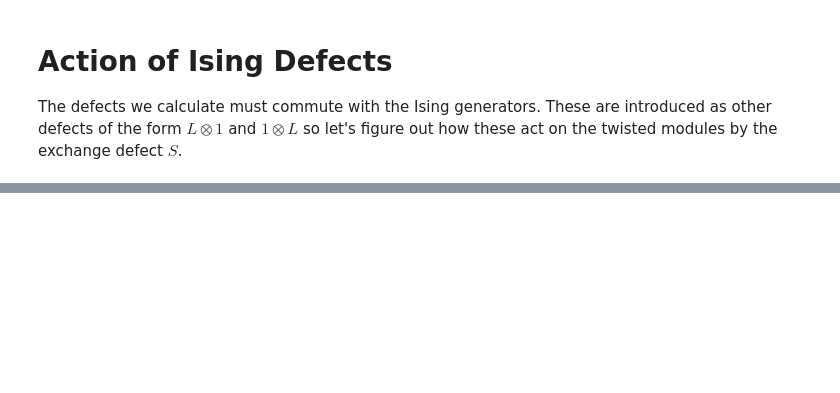
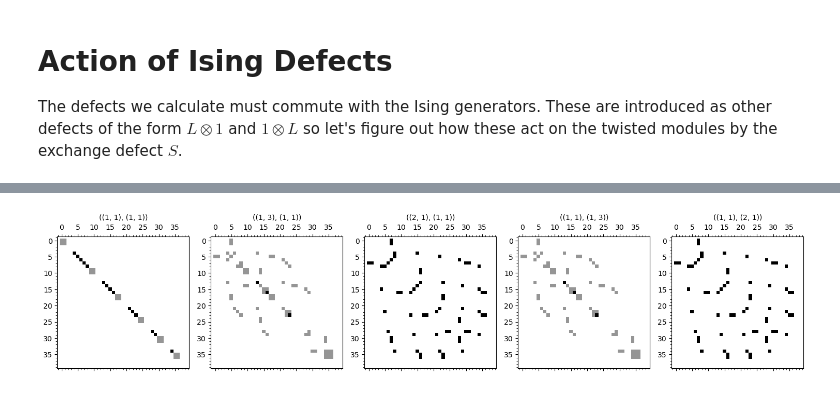
Before and after one commit to PanosEconomou/tricritical-ising, a Jupyter notebook: Panos/ising-invariance/ising-defect-action.ipynb, the cells around one changed output, grey strips where cells are left out. Saved outputs shown, nothing was run; the diff lists cells and outputs as text; code cells hidden in the pictures; blank space fills up the shorter version.

```diff
--- a/Panos/ising-invariance/ising-defect-action.ipynb
+++ b/Panos/ising-invariance/ising-defect-action.ipynb
@@ -74,0 +38,12 @@ verlinde_line(*args, model: str = 'minimal', **kwargs) -> <cyfunction matrix at
+# %%
+chop = lambda e=1e-10: lambda x: (x if abs(x) > e else 0)
+
+# Orbifold S-matrix
+So  = cft.S_matrix(model="exchange_tricritical_ising",K=CC).apply_map(real)
+
+# Now we calculate the twisted spaces by S transforming
+twisted_spaces = {l: So*folded_defects_exchange[l]*So for l in folded_defects_exchange}
+
+graphics_array([twisted_spaces[l].numerical_approx().apply_map(real).plot(title=l) for l in twisted_spaces]).show(figsize=15)
+# %% [output]
+[figure, added]
```
Also changed, not shown: parts of 9 cells of this notebook.
